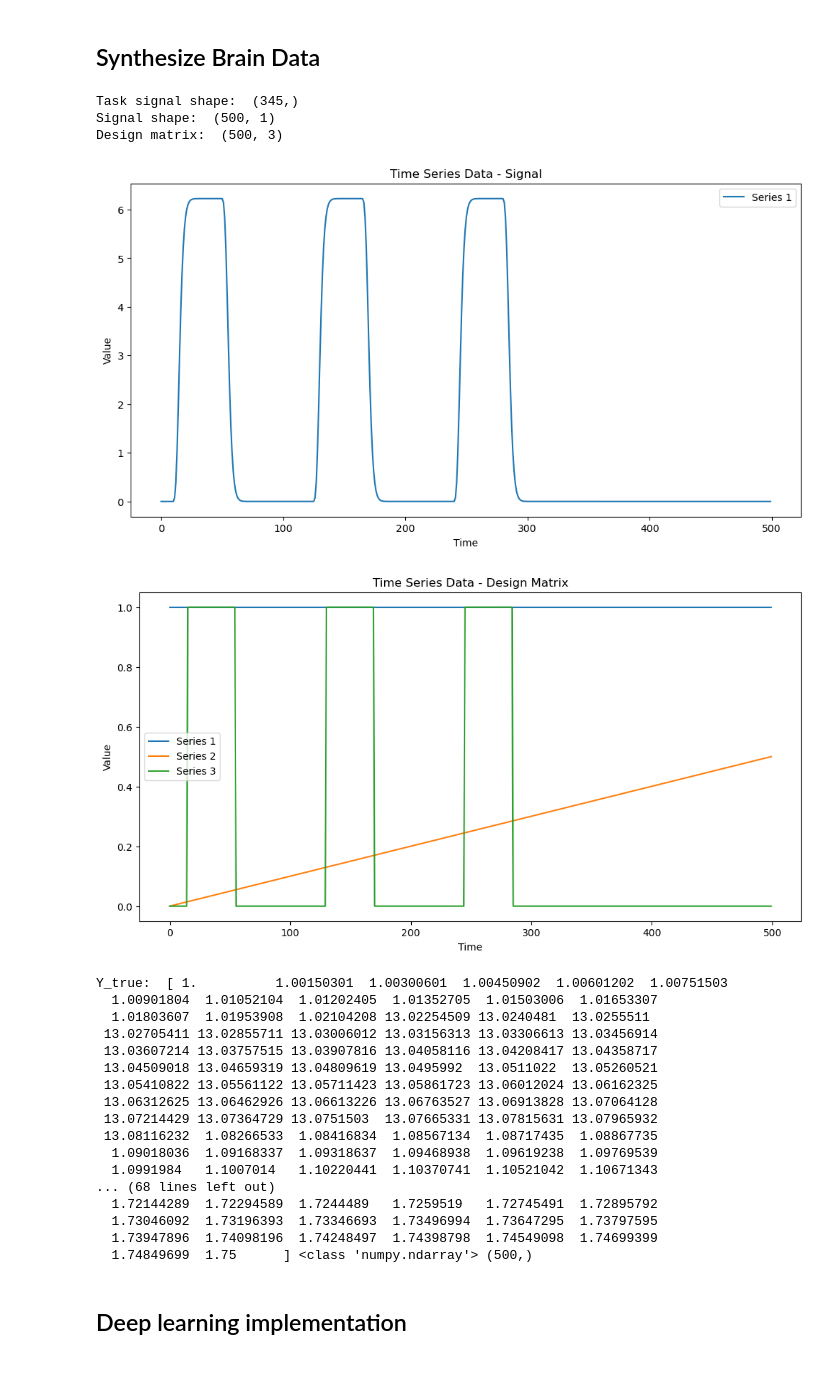
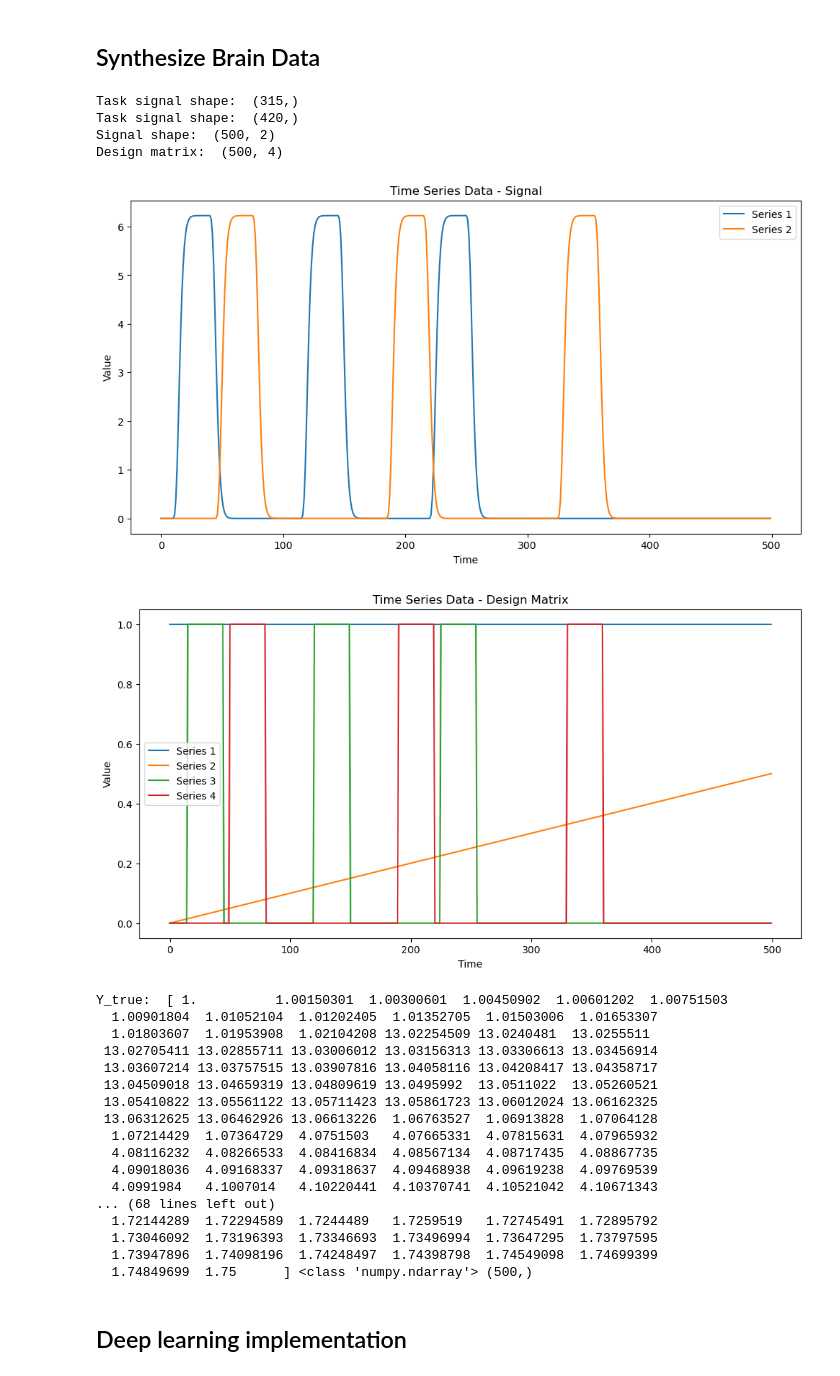
Before and after one commit to nolanrbrady/neuro_dl_stats, a Jupyter notebook: pytorch_glm.ipynb, the cells around one changed output. Drawn from its saved outputs; the diff is of its cells as text; code cells hidden in the pictures.

```diff
--- a/pytorch_glm.ipynb
+++ b/pytorch_glm.ipynb
@@ -136,30 +138,32 @@ Y_true:  [ 1.00018143  1.51314488  2.02618978  2.53934815  3.0526597   3.5661723
 # %%
 %reload_ext autoreload
 # Create a Synthesizer with custom parameters using the builder
 synth_builder = SynthesizerBuilder()
 synth = (synth_builder
        .add_length(500)
        .add_intercept()
        .add_drift(0, 0.5)
-       .add_signal(40, 60, 3, 15, "1")
+       .add_signal(30, 60, 3, 15, "1")
+       .add_signal(30, 60, 3, 50, "2")
        .build())
 signal, design_matrix = synth.get()
 print("Signal shape: ", signal.shape)
 print("Design matrix: ", design_matrix.shape)
 synth.plot_signal()
 synth.plot_design_matrix()
 
 # Get the GLM Values
-beta_values_target = np.array([1, 1.5, 12])
+beta_values_target = np.array([1, 1.5, 12, 3])
 # print(design_matrix.shape, beta_values.shape)
 y_true = np.dot(design_matrix, beta_values_target)
 print("Y_true: ", y_true, type(y_true), y_true.shape)
 # %% [output]
-Task signal shape:  (345,)
-Signal shape:  (500, 1)
-Design matrix:  (500, 3)
+Task signal shape:  (315,)
+Task signal shape:  (420,)
+Signal shape:  (500, 2)
+Design matrix:  (500, 4)
-[figure, old version]
+[figure, new version]
-[figure, old version]
+[figure, new version]
 Y_true:  [ 1.          1.00150301  1.00300601  1.00450902  1.00601202  1.00751503
   1.00901804  1.01052104  1.01202405  1.01352705  1.01503006  1.01653307
   1.01803607  1.01953908  1.02104208 13.02254509 13.0240481  13.0255511
@@ -167,11 +171,11 @@ Y_true:  [ 1.          1.00150301  1.00300601  1.00450902  1.00601202  1.0075150
  13.03607214 13.03757515 13.03907816 13.04058116 13.04208417 13.04358717
  13.04509018 13.04659319 13.04809619 13.0495992  13.0511022  13.05260521
  13.05410822 13.05561122 13.05711423 13.05861723 13.06012024 13.06162325
- 13.06312625 13.06462926 13.06613226 13.06763527 13.06913828 13.07064128
- 13.07214429 13.07364729 13.0751503  13.07665331 13.07815631 13.07965932
- 13.08116232  1.08266533  1.08416834  1.08567134  1.08717435  1.08867735
-  1.09018036  1.09168337  1.09318637  1.09468938  1.09619238  1.09769539
-  1.0991984   1.1007014   1.10220441  1.10370741  1.10521042  1.10671343
+ 13.06312625 13.06462926 13.06613226  1.06763527  1.06913828  1.07064128
+  1.07214429  1.07364729  4.0751503   4.07665331  4.07815631  4.07965932
+  4.08116232  4.08266533  4.08416834  4.08567134  4.08717435  4.08867735
+  4.09018036  4.09168337  4.09318637  4.09468938  4.09619238  4.09769539
+  4.0991984   4.1007014   4.10220441  4.10370741  4.10521042  4.10671343
 ... (68 lines left out)
   1.72144289  1.72294589  1.7244489   1.7259519   1.72745491  1.72895792
   1.73046092  1.73196393  1.73346693  1.73496994  1.73647295  1.73797595
```
Also changed, not shown: parts of 7 cells of this notebook, 2 other files.
